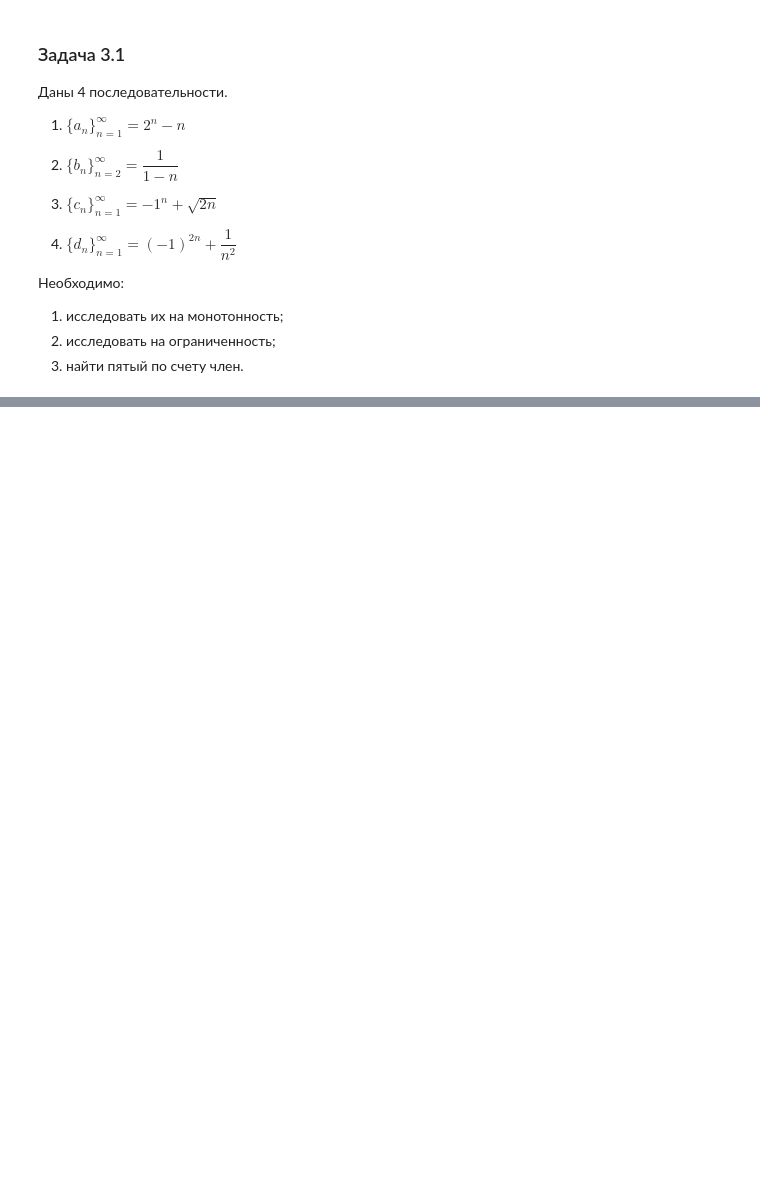
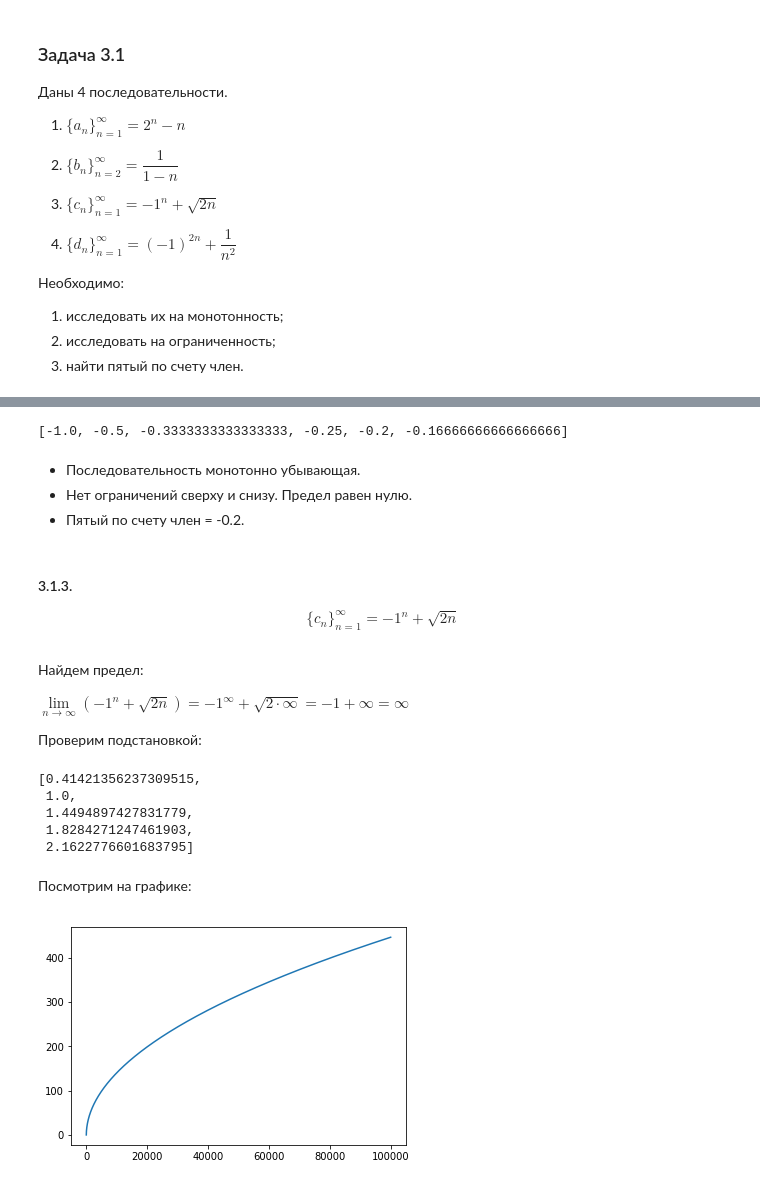
Before and after one commit to hildar/Math-analysis, a Jupyter notebook: Lesson_1_Set_Sequence.ipynb, the cells around one changed output, grey strips where cells are left out. Cells and saved outputs as stored; diff of their text form; code cells hidden in the pictures; blank space fills up the shorter version.

```diff
--- a/Lesson_1_Set_Sequence.ipynb
+++ b/Lesson_1_Set_Sequence.ipynb
@@ -241,0 +254,5 @@ C & B & A
+# %%
+seq1 = []
+for n in range(1, 10):
+    seq1.append(2**n - n)
+seq1
@@ -241,0 +275,41 @@ C & B & A
+# %%
+seq2 = []
+for n in range(2, 8):
+    seq2.append(1/(1 - n))
+seq2
+# %% [output]
+[-1.0, -0.5, -0.3333333333333333, -0.25, -0.2, -0.16666666666666666]
+# %% [markdown]
+* Последовательность монотонно убывающая.
+* Нет ограничений сверху и снизу. Предел равен нулю.
+* Пятый по счету член = -0.2.
+# %% [markdown]
+#### 3.1.3.
+
+$$ \{c_n\}_{n=1}^{\infty} = -1^n + \sqrt{2n}$$
+# %% [markdown]
+Найдем предел:
+
+$\lim \limits_{n \to \infty}  (-1^n + \sqrt{2n}) = -1^{\infty} + \sqrt{2 \cdot \infty} = -1 + \infty = \infty$
+
+Проверим подстановкой:
+# %%
+seq3 = []
+for n in range(1, 10**5):
+    seq3.append(-1**n + (2 * n)**0.5)
+seq3[0:5]
+# %% [output]
+[0.41421356237309515,
+ 1.0,
+ 1.4494897427831779,
+ 1.8284271247461903,
+ 2.1622776601683795]
+# %% [markdown]
+Посмотрим на графике:
+# %%
+y = np.array(seq3)
+x = np.array([i for i in range(y.shape[0])])
+
+plt.plot(x, y);
+# %% [output]
+[figure, added]
```
Also changed, not shown: parts of 22 cells of this notebook.
